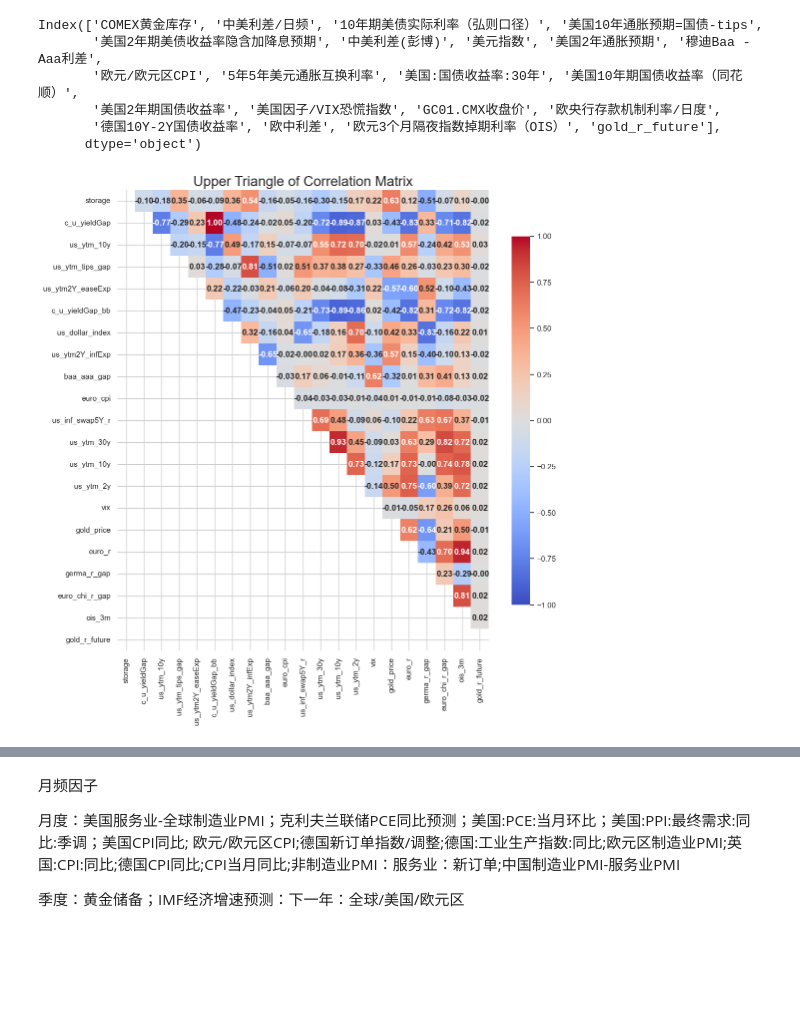
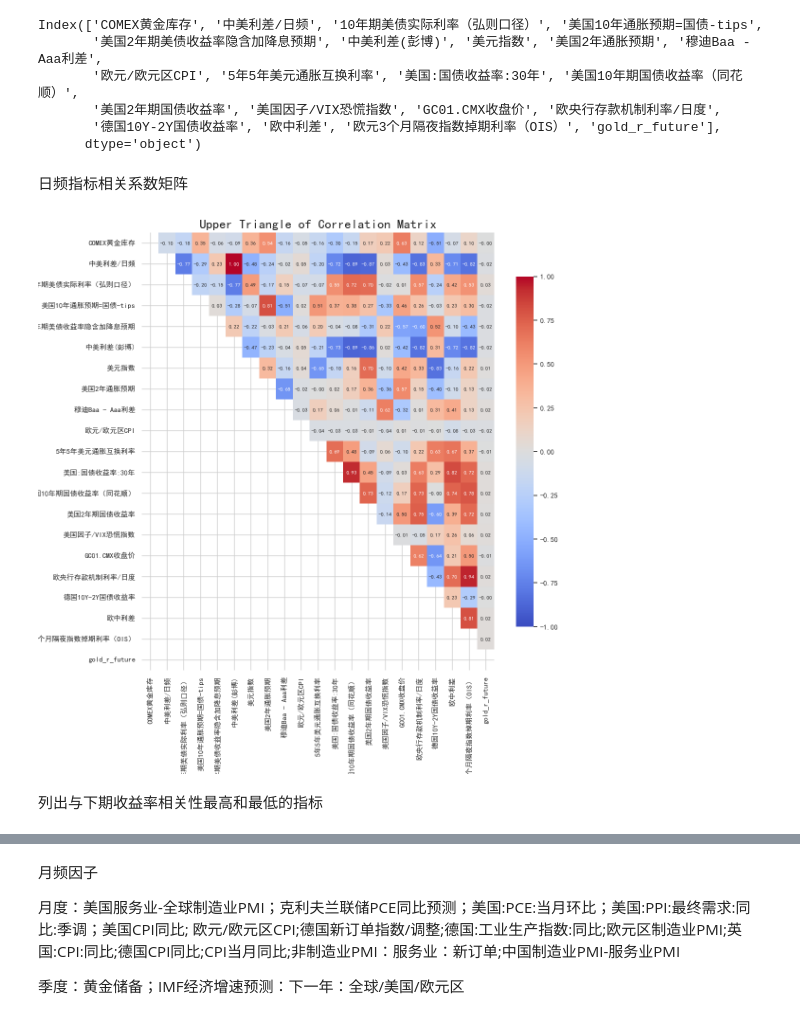
Before and after one commit to Shucheng0221/gold_data_corr, a Jupyter notebook: cmxGold_factors.ipynb, the cells around one changed output, grey strips where cells are left out. Saved outputs shown, nothing was run; the diff lists cells and outputs as text; code cells hidden in the pictures; blank space fills up the shorter version.

```diff
--- a/cmxGold_factors.ipynb
+++ b/cmxGold_factors.ipynb
@@ -4,3 +4,6 @@ import os
 import numpy as np
 import matplotlib.pyplot as plt
 import seaborn as sns
+# %%
+plt.rcParams['font.sans-serif'] = ['SimHei']
+plt.rcParams['axes.unicode_minus'] = False
@@ -143,26 +152,33 @@ Index(['COMEX黄金库存', '中美利差/日频', '10年期美债实际利率
        '美国2年期国债收益率', '美国因子/VIX恐慌指数', 'GC01.CMX收盘价', '欧央行存款机制利率/日度',
        '德国10Y-2Y国债收益率', '欧中利差', '欧元3个月隔夜指数掉期利率（OIS）', 'gold_r_future'],
       dtype='object')
+# %% [markdown]
+日频指标相关系数矩阵
 # %%
 import warnings
 import seaborn as sns
 
 sns.set(style="whitegrid")
 warnings.filterwarnings('ignore')
 
-daily_data.columns=['storage','c_u_yieldGap','us_ytm_10y','us_ytm_tips_gap','us_ytm2Y_easeExp',
-                    'c_u_yieldGap_bb','us_dollar_index','us_ytm2Y_infExp','baa_aaa_gap','euro_cpi',
-                    'us_inf_swap5Y_r','us_ytm_30y','us_ytm_10y','us_ytm_2y','vix','gold_price','euro_r',
-                    'germa_r_gap','euro_chi_r_gap','ois_3m','gold_r_future']
+# daily_data.columns=['storage','c_u_yieldGap','us_ytm_10y','us_ytm_tips_gap','us_ytm2Y_easeExp',
+#                     'c_u_yieldGap_bb','us_dollar_index','us_ytm2Y_infExp','baa_aaa_gap','euro_cpi',
+#                     'us_inf_swap5Y_r','us_ytm_30y','us_ytm_10y','us_ytm_2y','vix','gold_price','euro_r',
+#                     'germa_r_gap','euro_chi_r_gap','ois_3m','gold_r_future']
 # 创建一个遮掩下三角矩阵的mask
 mask = np.tril(np.ones_like(daily_data.corr(), dtype=bool))
+
 
 # 画相关系数矩阵热图，只显示上三角
 plt.figure(figsize=(12, 12))  # 调整图形大小
 sns.heatmap(daily_data.corr(), annot=True, cmap='coolwarm', vmin=-1, vmax=1, fmt=".2f",
-             mask=mask, annot_kws={'size': 12, 'weight': 'bold'}, cbar_kws={'shrink': 0.8})
+             mask=mask, annot_kws={'size': 8, 'weight': 'bold'}, cbar_kws={'shrink': 0.8})
 
 plt.title("Upper Triangle of Correlation Matrix", fontsize=20)
+plt.rcParams['font.sans-serif'] = ['SimHei']
+plt.rcParams['axes.unicode_minus'] = False
 plt.show()
 # %% [output]
-[figure, old version]
+[figure, new version]
+# %% [markdown]
+列出与下期收益率相关性最高和最低的指标
```
Also changed, not shown: parts of 18 cells of this notebook.
